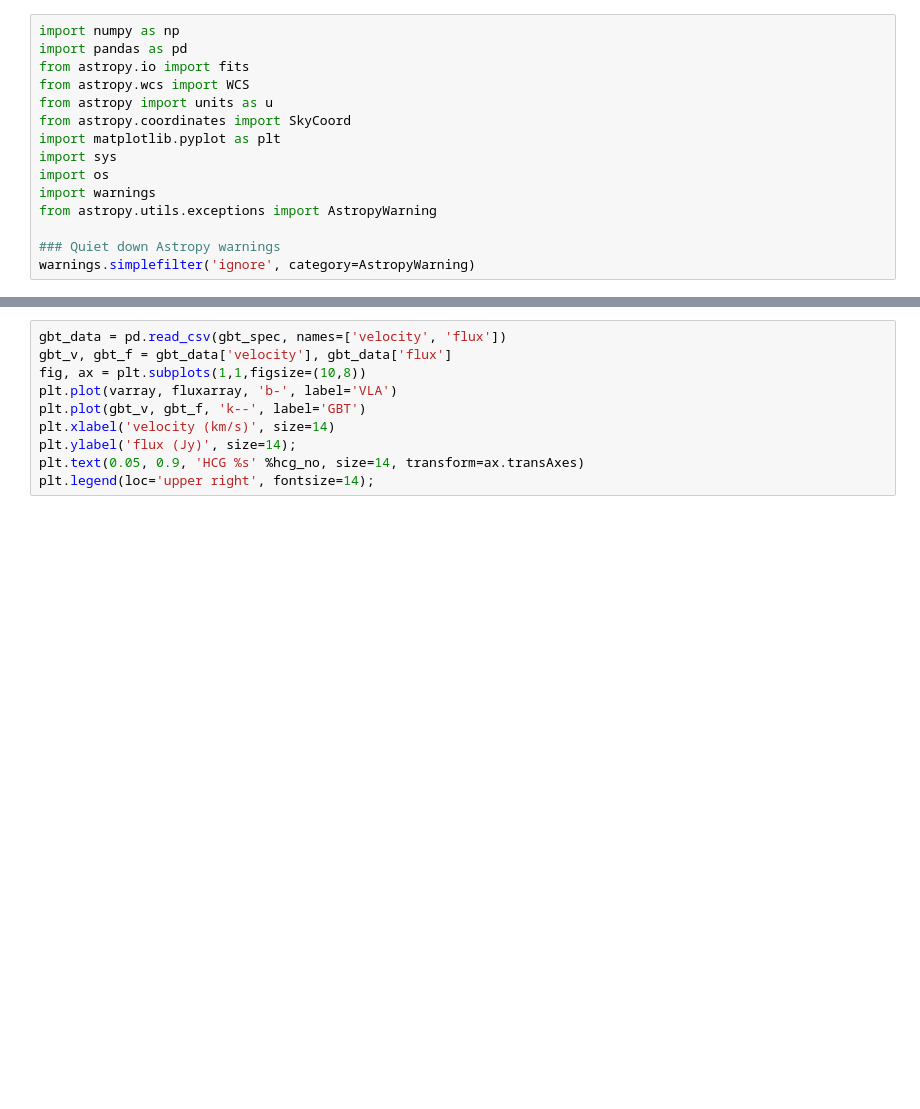
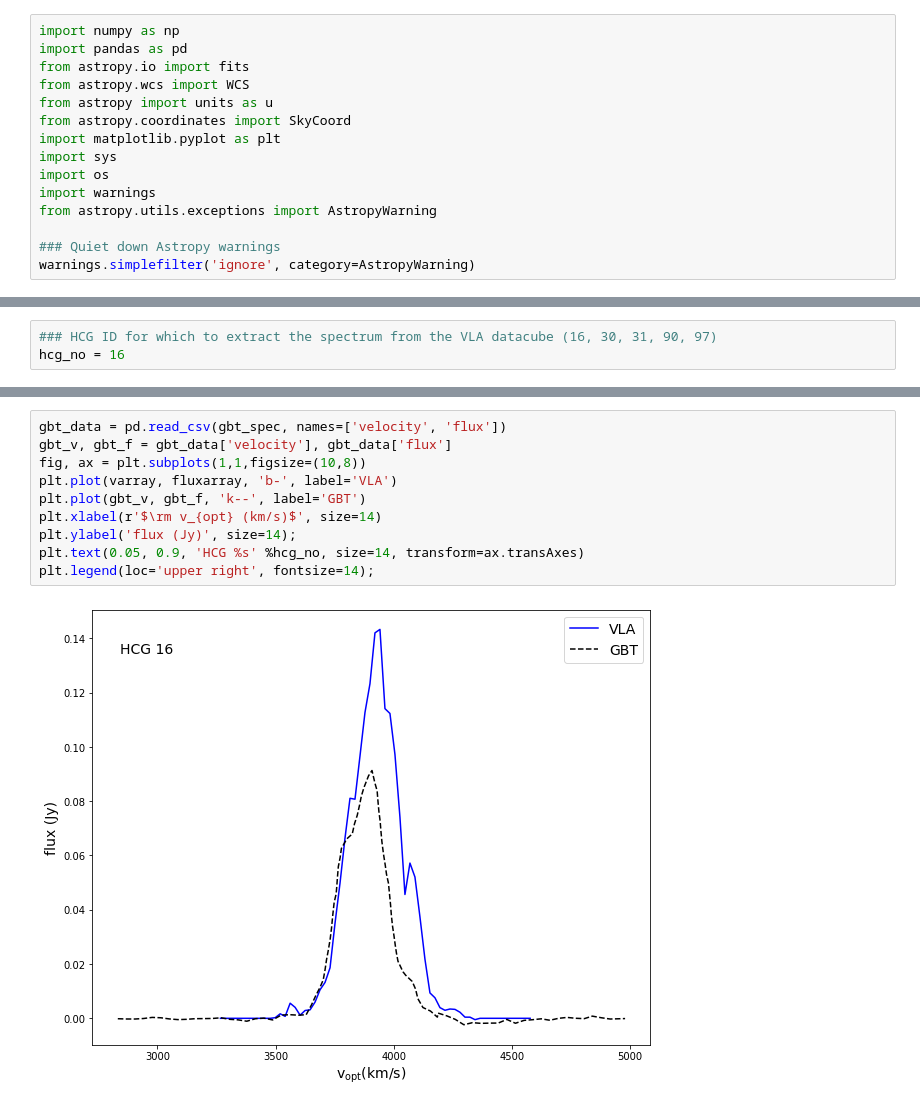
Before and after one commit to amidou/hcgspectra, a Jupyter notebook: compute_HIprofile.ipynb, the cells around one changed output, grey strips where cells are left out. Cells and saved outputs as stored; diff of their text form; blank space fills up the shorter version.

```diff
--- a/compute_HIprofile.ipynb
+++ b/compute_HIprofile.ipynb
@@ -18 +19,4 @@ hcg_no = 97
+# %%
+### HCG ID for which to extract the spectrum from the VLA datacube (16, 30, 31, 90, 97)
+hcg_no = 16
 # %%
@@ -103,10 +116,12 @@ np.savetxt('HIprofiles/HIprofile-%s.txt' %(inpfits.split('/')[0]), np.c_[varray,
 # %%
 gbt_data = pd.read_csv(gbt_spec, names=['velocity', 'flux'])
 gbt_v, gbt_f = gbt_data['velocity'], gbt_data['flux']
 fig, ax = plt.subplots(1,1,figsize=(10,8))
 plt.plot(varray, fluxarray, 'b-', label='VLA')
 plt.plot(gbt_v, gbt_f, 'k--', label='GBT')
-plt.xlabel('velocity (km/s)', size=14)
+plt.xlabel(r'$\rm v_{opt} (km/s)$', size=14)
 plt.ylabel('flux (Jy)', size=14);
 plt.text(0.05, 0.9, 'HCG %s' %hcg_no, size=14, transform=ax.transAxes)
 plt.legend(loc='upper right', fontsize=14);
+# %% [output]
+[figure, added]
```
Also changed, not shown: parts of 5 cells of this notebook, 3 other files.
